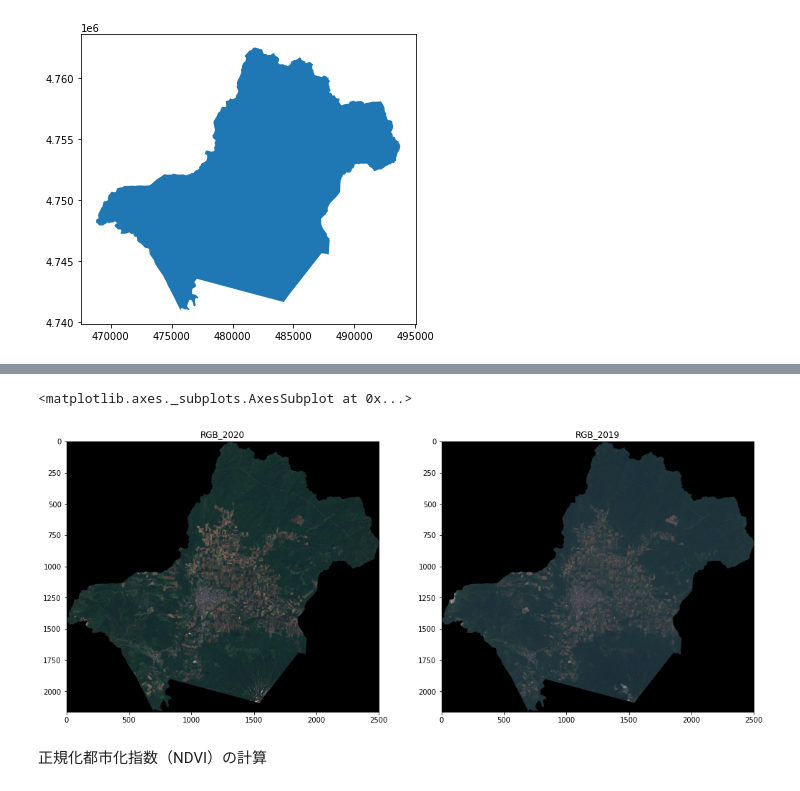
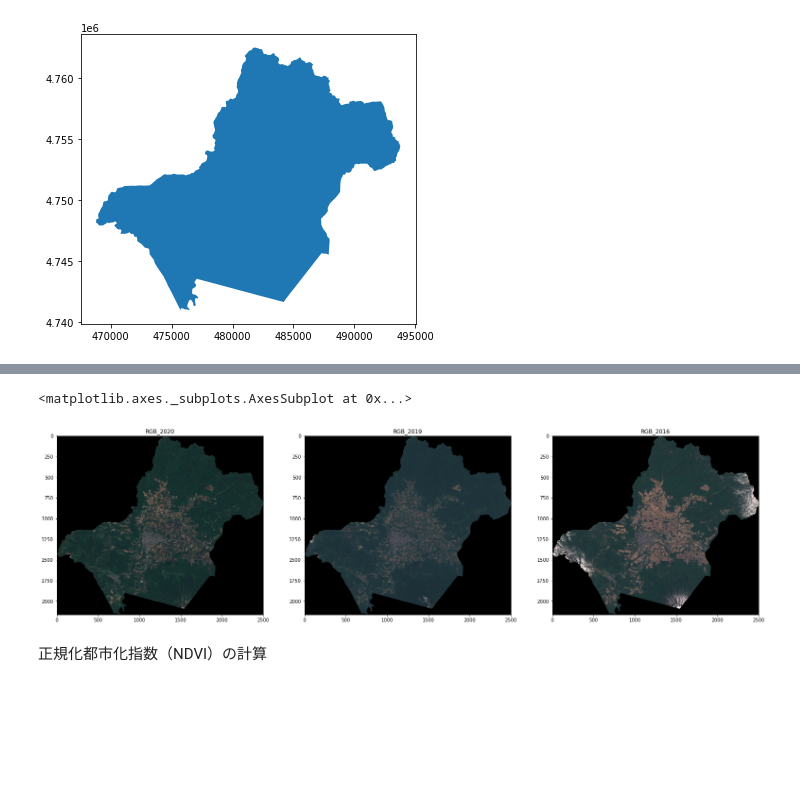
Before and after one commit to syurenuko/LandPrice-Kutchan, a Jupyter notebook: 【衛星画像解析】地価上昇率全国一位の倶知安町の開発状況を調べてみた.ipynb, the cells around one changed output, grey strips where cells are left out. Drawn from its saved outputs; the diff is of its cells as text; code cells hidden in the pictures; blank space fills up the shorter version.

```diff
--- a/【衛星画像解析】地価上昇率全国一位の倶知安町の開発状況を調べてみた.ipynb
+++ b/【衛星画像解析】地価上昇率全国一位の倶知安町の開発状況を調べてみた.ipynb
@@ -206,19 +213,23 @@ Done
 # %%
 plt.figure(figsize=(36,36))
 
 RGB_2020 = rio.open(RGB_dir+'/sentinel-2_20200621.tif')
 RGB_2019 = rio.open(RGB_dir+'/sentinel-2_20190710.tif')
+RGB_2016 = rio.open(RGB_dir+'/sentinel-2_20160523.tif')
 
 ax1 = plt.subplot(1,4,1)
 ax1.set_title("RGB_2020")
 ax2 = plt.subplot(1,4,2)
 ax2.set_title("RGB_2019")
+ax3 = plt.subplot(1,4,3)
+ax3.set_title("RGB_2016")
 
 show(RGB_2020.read([1,2,3]),ax=ax1)
 show(RGB_2019.read([1,2,3]),ax=ax2)
+show(RGB_2016.read([1,2,3]),ax=ax3)
 # %% [output]
 <matplotlib.axes._subplots.AxesSubplot at 0x...>
-[figure, old version]
+[figure, new version]
 # %% [markdown]
 正規化都市化指数（NDVI）の計算
 # %%
```
Also changed, not shown: parts of 9 cells of this notebook.
